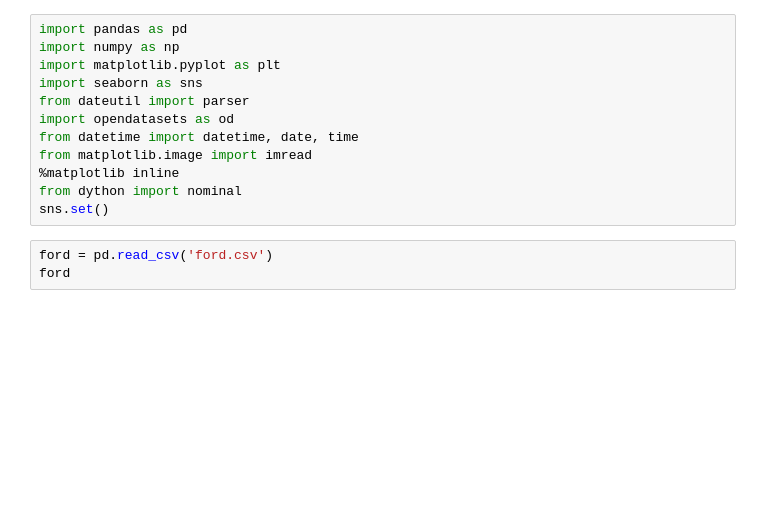
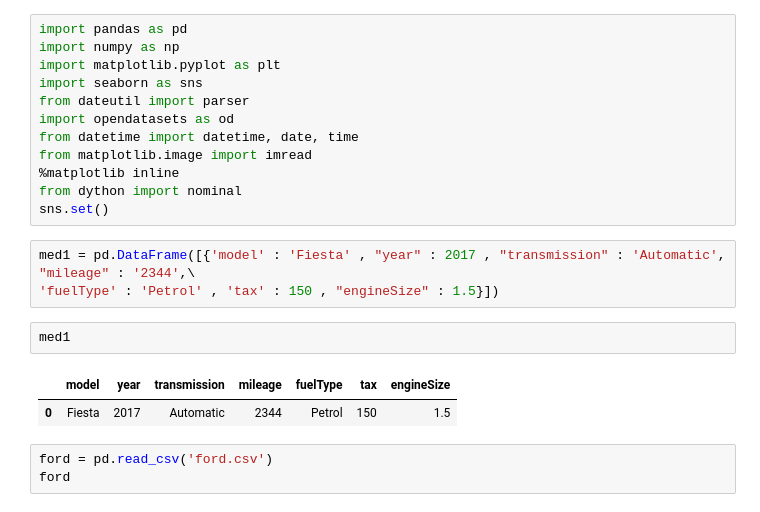
Before and after one commit to godwinnwalozie/Machine_Learning_Supervised, a Jupyter notebook: Ford Car Price Prediction/ford.ipynb, the cells around one changed output. Saved outputs shown, nothing was run; the diff lists cells and outputs as text; blank space fills up the shorter version.

```diff
--- a/Ford Car Price Prediction/ford.ipynb
+++ b/Ford Car Price Prediction/ford.ipynb
@@ -10,6 +10,14 @@ from matplotlib.image import imread
 %matplotlib inline
 from dython import nominal
 sns.set()
+# %%
+med1 = pd.DataFrame([{'model' : 'Fiesta' , "year" : 2017 , "transmission" : 'Automatic', "mileage" : '2344',\
+'fuelType' : 'Petrol' , 'tax' : 150 , "engineSize" : 1.5}])
+# %%
+med1
+# %% [output]
+|  | model | year | transmission | mileage | fuelType | tax | engineSize |
+| 0 | Fiesta | 2017 | Automatic | 2344 | Petrol | 150 | 1.5 |
 # %%
 ford = pd.read_csv('ford.csv')
 ford
```
Also changed, not shown: parts of 6 cells of this notebook.
